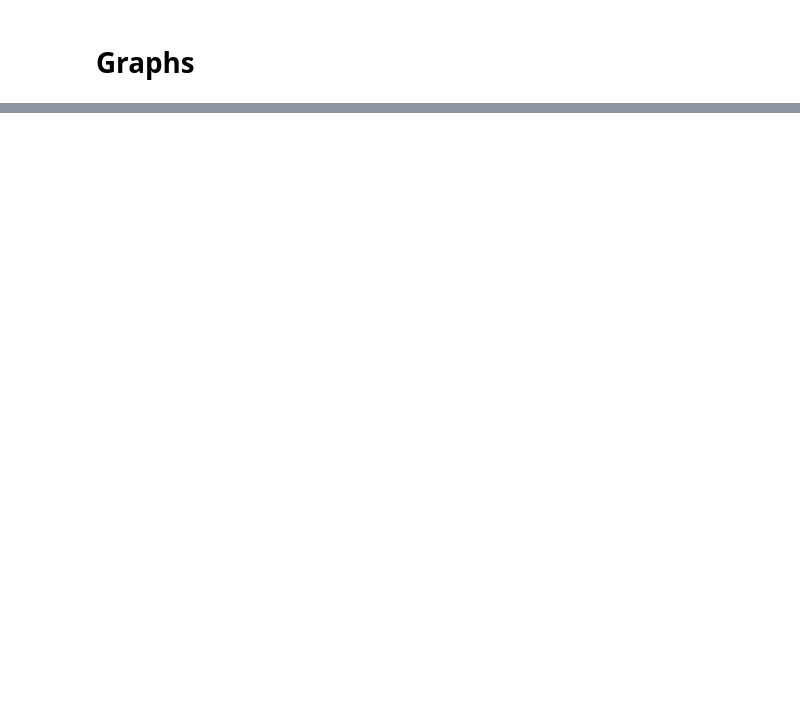
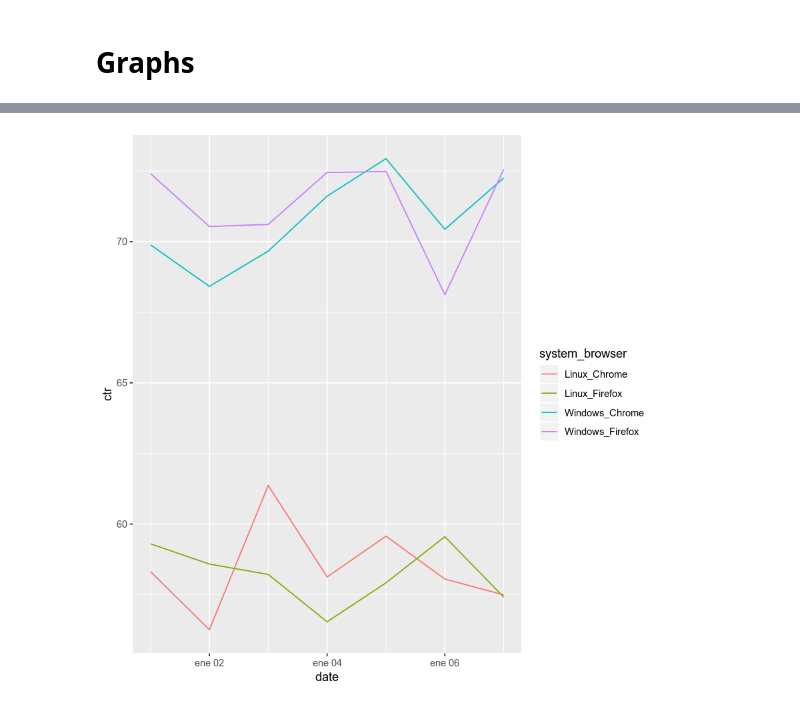
Before and after one commit to langusta/cheatsheets, a Jupyter notebook: data_wrangling/r-data-wrangling.ipynb, the cells around one changed output, grey strips where cells are left out. Saved outputs shown, nothing was run; the diff lists cells and outputs as text; code cells hidden in the pictures; blank space fills up the shorter version.

```diff
--- a/data_wrangling/r-data-wrangling.ipynb
+++ b/data_wrangling/r-data-wrangling.ipynb
@@ -40,13 +92,14 @@ graph.sys_bro <- data %>%
          , date = as.POSIXct(date, format="%Y-%m-%d")) %>%
   filter(!grepl("Inn", system_browser)) %>%
   group_by(system_browser, date) %>%
-  summarise(ctr = round(100 * sum(clicks) / sum(visits), 4)) %>%
+  summarise(ctr = round(100 * sum(clicks) / sum(visits), 4))
+graph.sys_bro.dygraph <- graph.sys_bro %>%
   spread(system_browser, ctr) %>%
   as.data.frame
 
-rownames(graph.sys_bro) <- graph.sys_bro$date
-graph.sys_bro$date <- NULL
-graph.sys_bro %>% as.xts %>% dygraph() %>% htmlwidgets::saveWidget(., "dygr.html")
-
-IRdisplay::display_html('<iframe src="dygr.html" width=100% height=450></iframe>')
+rownames(graph.sys_bro.dygraph) <- graph.sys_bro.dygraph$date
+graph.sys_bro.dygraph$date <- NULL
+graph.sys_bro.dygraph %>% as.xts %>% dygraph() # %>% htmlwidgets::saveWidget(., "dygr.html")
+# IRdisplay::display_html('<iframe src="dygr.html" width=100% height=450></iframe>')
+# in jupyterlab dygraph() just works :)
 # %% [output]
@@ -53,0 +107,5 @@ IRdisplay::display_html('<iframe src="dygr.html" width=100% height=450></iframe>
+# %%
+graph.sys_bro %>% ggplot(aes(x=date, y=ctr, color=system_browser)) +
+    geom_line()
+# %% [output]
+[figure, added]
```
Also changed, not shown: parts of 5 cells of this notebook, 1 other file.
